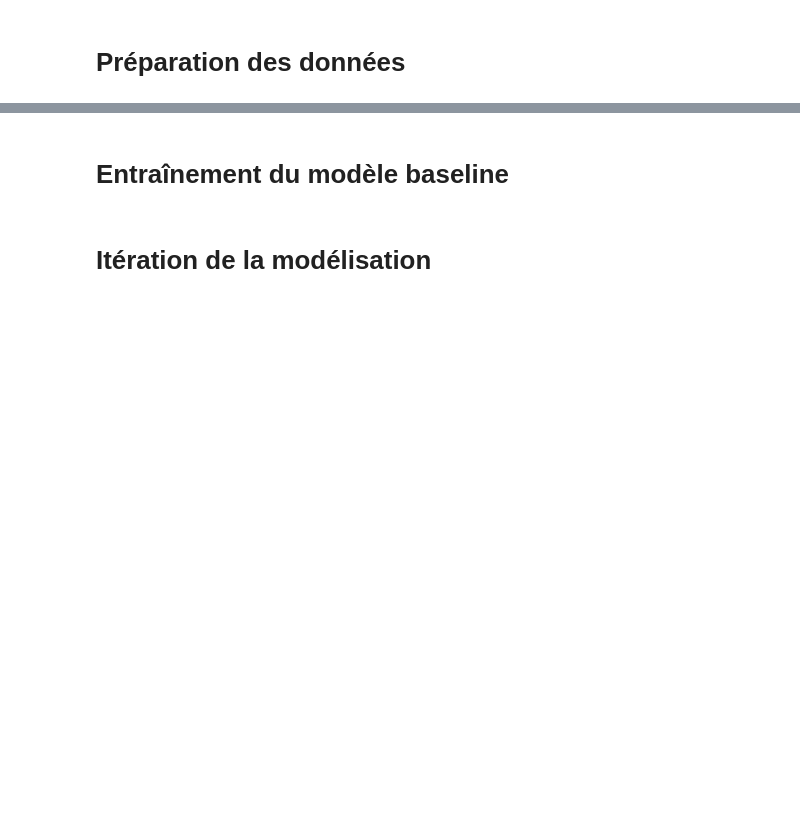
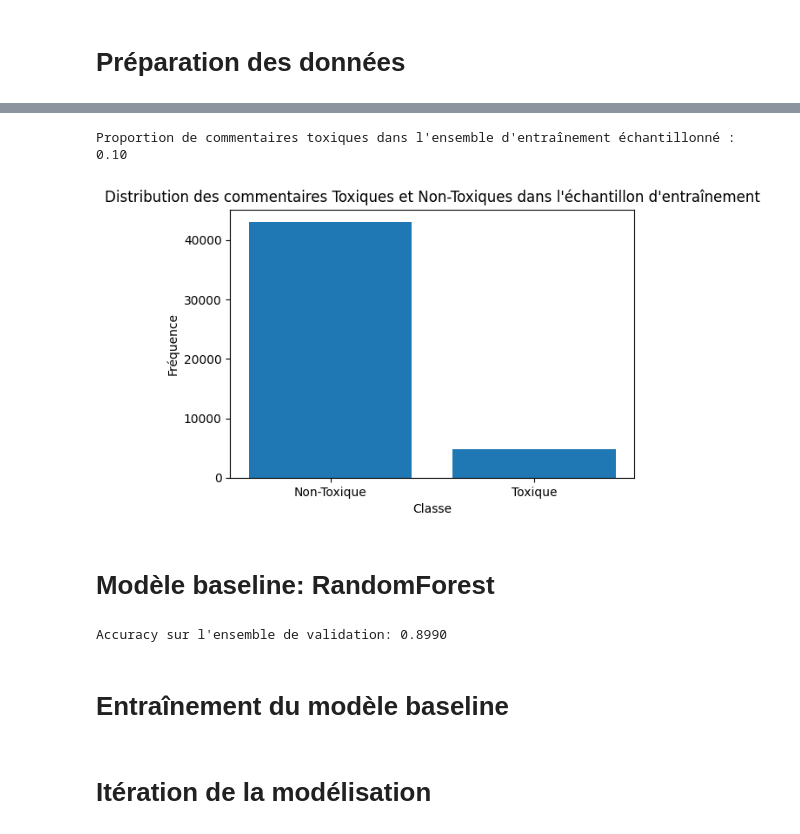
Before and after one commit to Inderivator/NLPToxicCommentCT, a Jupyter notebook: Copie_de_Classification_commentaires_toxiques.ipynb, the cells around one changed output, grey strips where cells are left out. Cells and saved outputs as stored; diff of their text form; code cells hidden in the pictures; blank space fills up the shorter version.

```diff
--- a/Copie_de_Classification_commentaires_toxiques.ipynb
+++ b/Copie_de_Classification_commentaires_toxiques.ipynb
@@ -144,0 +147,4 @@ Mots les plus fréquents pour identity_hate: [('nigger', 2963), ('fat', 1321), (
+# %%
+# Chargement des données
+train = pd.read_csv('/content/drive/MyDrive/data_classification_commentaires_toxiques/train.csv')
+test = pd.read_csv('/content/drive/MyDrive/data_classification_commentaires_toxiques/test.csv')
@@ -144,0 +182,36 @@ Mots les plus fréquents pour identity_hate: [('nigger', 2963), ('fat', 1321), (
+# %%
+# Définition des colonnes de label
+label_cols = ['toxic', 'severe_toxic', 'obscene', 'threat', 'insult', 'identity_hate']
+
+# Échantillonnage aléatoire de 30% des données d'entraînement et de test
+train_sampled = train.sample(frac=0.3, random_state=42)
+test_sampled = test.sample(frac=0.3, random_state=42)
+
+# TF IDF
+vec = TfidfVectorizer(ngram_range=(1,2), tokenizer=tokenize, min_df=3, max_df=0.9, strip_accents='unicode',
+                      use_idf=1, smooth_idf=1, sublinear_tf=1)
+
+# Création colonne 'is_toxic'
+train_sampled['is_toxic'] = train_sampled[label_cols].max(axis=1)
+
+# Vectorisation des commentaires
+trn_term_doc = vec.fit_transform(train_sampled['comment_text'])
+test_term_doc = vec.transform(test_sampled['comment_text'])
+# %%
+# Proportion de commentaires toxiques dans l'ensemble d'entraînement échantillonné
+proportion_toxic_sampled = train_sampled['is_toxic'].mean()
+print(f'Proportion de commentaires toxiques dans l\'ensemble d\'entraînement échantillonné : {proportion_toxic_sampled:.2f}')
+
+# Affichage des distributions
+plt.figure(figsize=(6, 4))
+plt.hist(train_sampled['is_toxic'], bins=np.arange(-0.5, 2, 1), rwidth=0.8)
+plt.title('Distribution des commentaires Toxiques et Non-Toxiques dans l\'échantillon d\'entraînement')
+plt.xticks([0, 1], ['Non-Toxique', 'Toxique'])
+plt.xlabel('Classe')
+plt.ylabel('Fréquence')
+plt.show()
+# %% [output]
+Proportion de commentaires toxiques dans l'ensemble d'entraînement échantillonné : 0.10
+[figure, added]
+# %% [markdown]
+# Modèle baseline: RandomForest
@@ -145,2 +227,25 @@ Mots les plus fréquents pour identity_hate: [('nigger', 2963), ('fat', 1321), (
+# %%
+X_train, X_val, y_train, y_val = train_test_split(
+    trn_term_doc,
+    train_sampled['is_toxic'].values,
+    test_size=0.6,  # 60% des données pour la validation
+    random_state=42
+)
+
+# Ajustement du modèle
+m = RandomForestClassifier(n_estimators=1000, max_leaf_nodes=18, random_state=21)
+m.fit(X_train, y_train)
+
+# Prédiction
+preds_val = m.predict_proba(X_val)[:, 1]
+
+# Convertir les probabilités avec un seuil de 50%
+preds_binary_val = (preds_val > 0.5).astype(int)
+
+# Calcul de l'accuracy sur l'ensemble de validation
+accuracy_val = accuracy_score(y_val, preds_binary_val)
+print(f'Accuracy sur l\'ensemble de validation: {accuracy_val:.4f}')
+# %% [output]
+Accuracy sur l'ensemble de validation: 0.8990
 # %% [markdown]
 # Entraînement du modèle baseline
```
Also changed, not shown: parts of 18 cells of this notebook.
